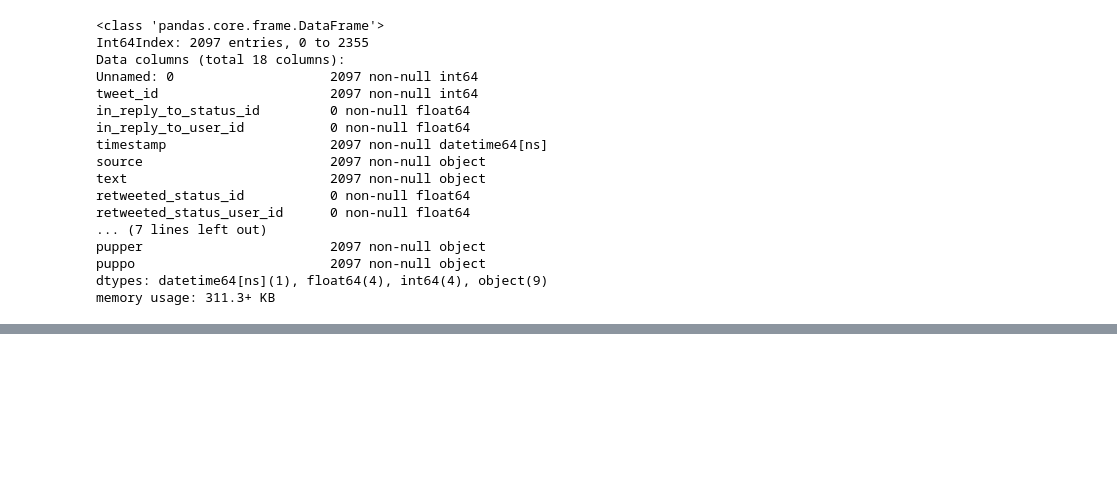
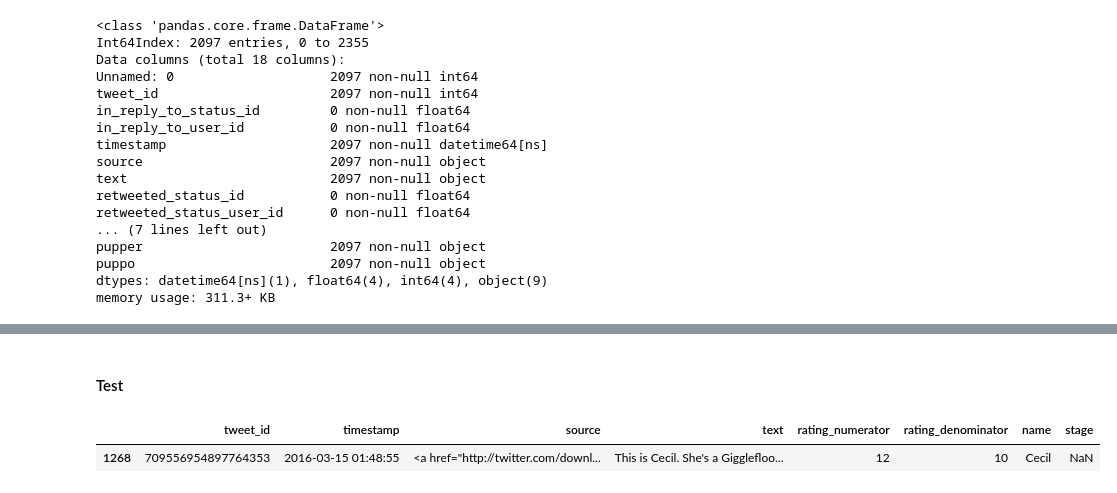
Before and after one commit to moscowjh/t2-p3-wrangle, a Jupyter notebook: wrangle_act.ipynb, the cells around one changed output, grey strips where cells are left out. Drawn from its saved outputs; the diff is of its cells as text; code cells hidden in the pictures; blank space fills up the shorter version.

```diff
--- a/wrangle_act.ipynb
+++ b/wrangle_act.ipynb
@@ -757,0 +1074,11 @@ NameError: name 'tweet_errors' is not defined
+# %%
+# replace blank with NaN
+df_clean['stage'].replace('', np.nan, inplace=True)
+# %%
+# separate items with multiple stages
+df_clean['stage'].replace('doggopupper', 'doggo-pupper', inplace=True)
+df_clean['stage'].replace('doggopuppo', 'doggo-puppo', inplace=True)
+df_clean['stage'].replace('doggofloofer', 'doggo-floofer', inplace=True)
+# %%
+# change `stage` variable to category
+df_clean.stage = df_clean.stage.astype('category')
@@ -757,0 +1197,12 @@ NameError: name 'tweet_errors' is not defined
+# %%
+df_clean = df_clean.drop(['Unnamed: 0', 'retweeted_status_id', 'retweeted_status_user_id',\
+                          'retweeted_status_timestamp', 'in_reply_to_status_id',\
+                          'in_reply_to_user_id','expanded_urls', 'doggo', 'floofer',\
+                          'pupper', 'puppo'],axis=1)
+# %% [markdown]
+#### Test
+# %%
+df_clean.sample(1)
+# %% [output]
+|  | tweet_id | timestamp | source | text | rating_numerator | rating_denominator | name | stage |
+| 1268 | 709556954897764353 | 2016-03-15 01:48:55 | <a href="http://twitter.com/downl... | This is Cecil. She's a Gigglefloo... | 12 | 10 | Cecil | NaN |
```
Also changed, not shown: parts of 57 cells of this notebook.
